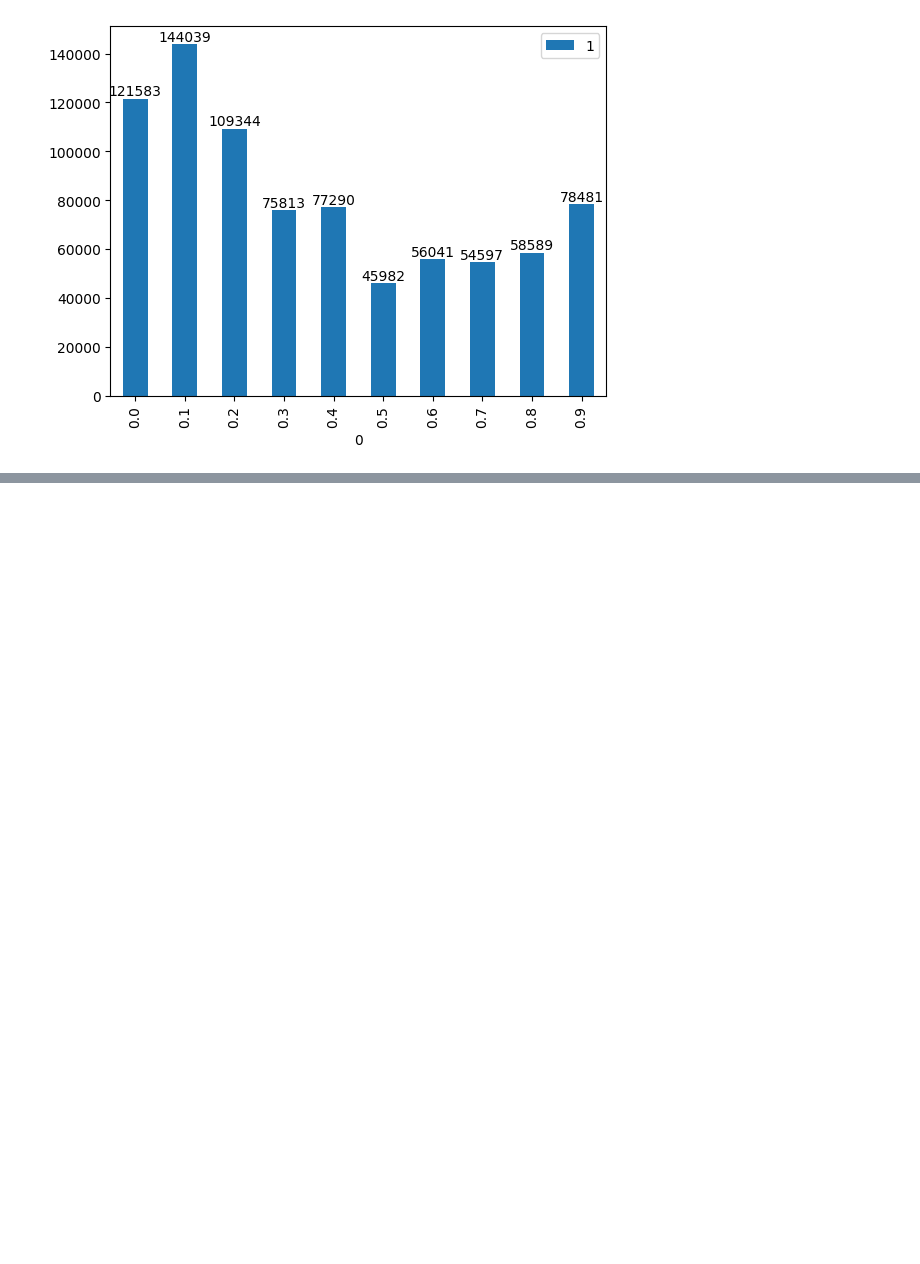
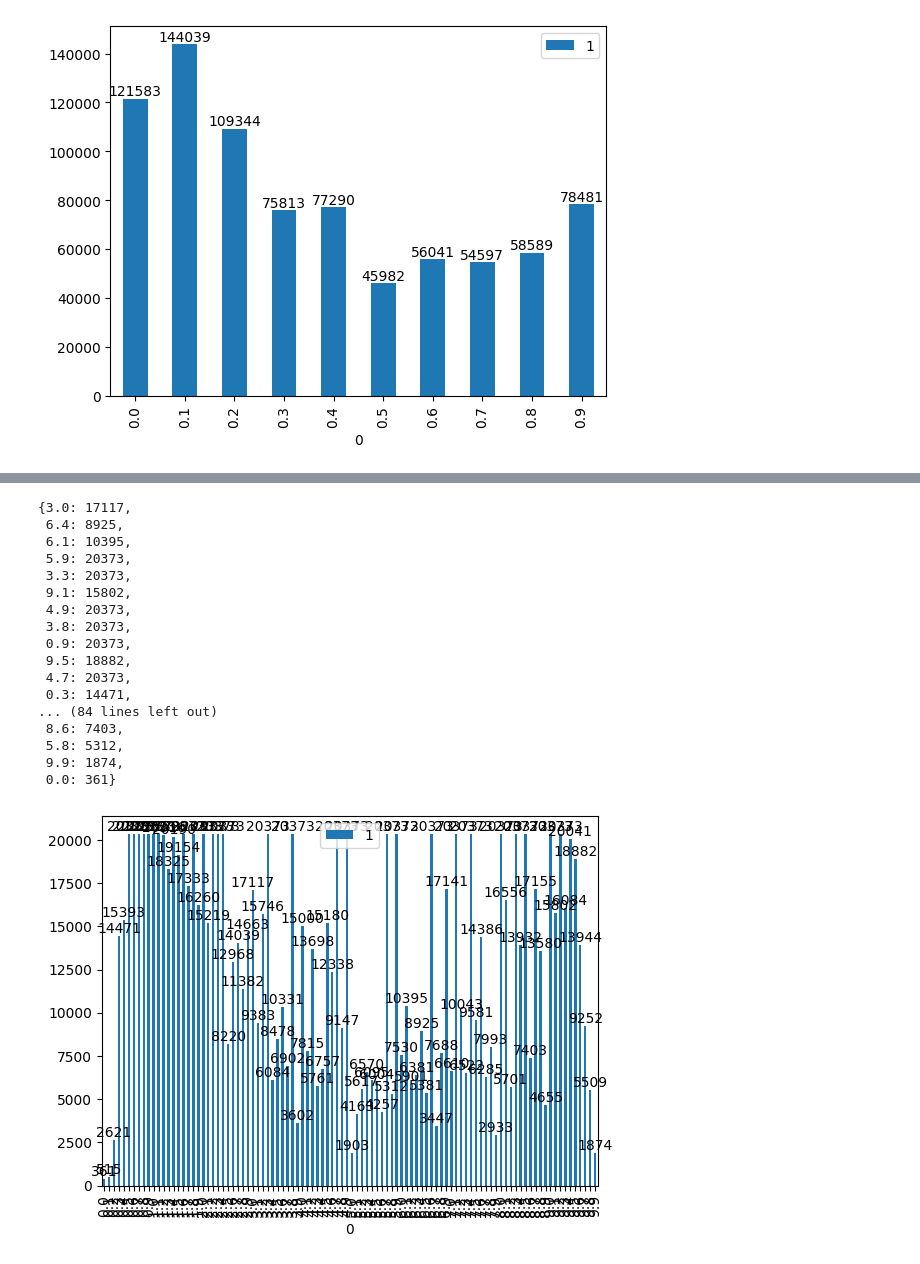
Before and after one commit to frapugna/TableEmbeddingsWithGNNs, a Jupyter notebook: prova.ipynb, the cells around one changed output, grey strips where cells are left out. Cells and saved outputs as stored; diff of their text form; code cells hidden in the pictures; blank space fills up the shorter version.

```diff
--- a/prova.ipynb
+++ b/prova.ipynb
@@ -414,0 +392,5 @@ Name: table_overlap, dtype: float64
+# %%
+df01min = pd.read_csv("/home/francesco.pugnaloni/wikipedia_tables/processed_tables/test_sample_thresholded_01_min.csv")
+df01mean = pd.read_csv("/home/francesco.pugnaloni/wikipedia_tables/processed_tables/test_sample_thresholded_01_mean.csv")
+df001min = pd.read_csv("/home/francesco.pugnaloni/wikipedia_tables/processed_tables/test_sample_thresholded_001_min.csv")
+df001mean = pd.read_csv("/home/francesco.pugnaloni/wikipedia_tables/processed_tables/test_sample_thresholded_001_mean.csv")
@@ -414,0 +429,21 @@ Name: table_overlap, dtype: float64
+# %%
+show_samples_distribution(df001mean,granularity=0.01)
+# %% [output]
+{3.0: 17117,
+ 6.4: 8925,
+ 6.1: 10395,
+ 5.9: 20373,
+ 3.3: 20373,
+ 9.1: 15802,
+ 4.9: 20373,
+ 3.8: 20373,
+ 0.9: 20373,
+ 9.5: 18882,
+ 4.7: 20373,
+ 0.3: 14471,
+... (84 lines left out)
+ 8.6: 7403,
+ 5.8: 5312,
+ 9.9: 1874,
+ 0.0: 361}
+[figure, added]
```
Also changed, not shown: parts of 29 cells of this notebook, 2 other files.
